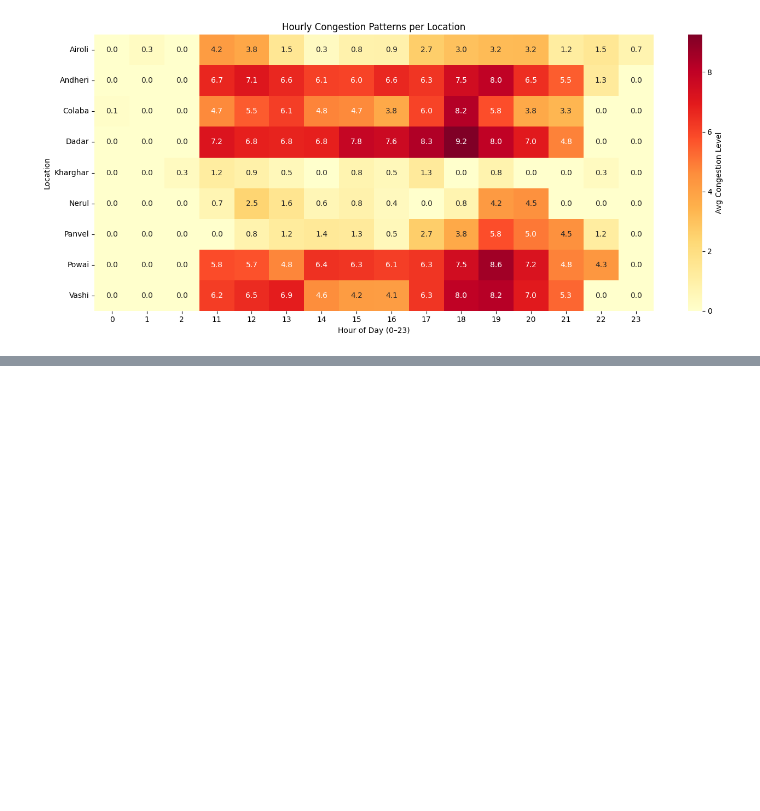
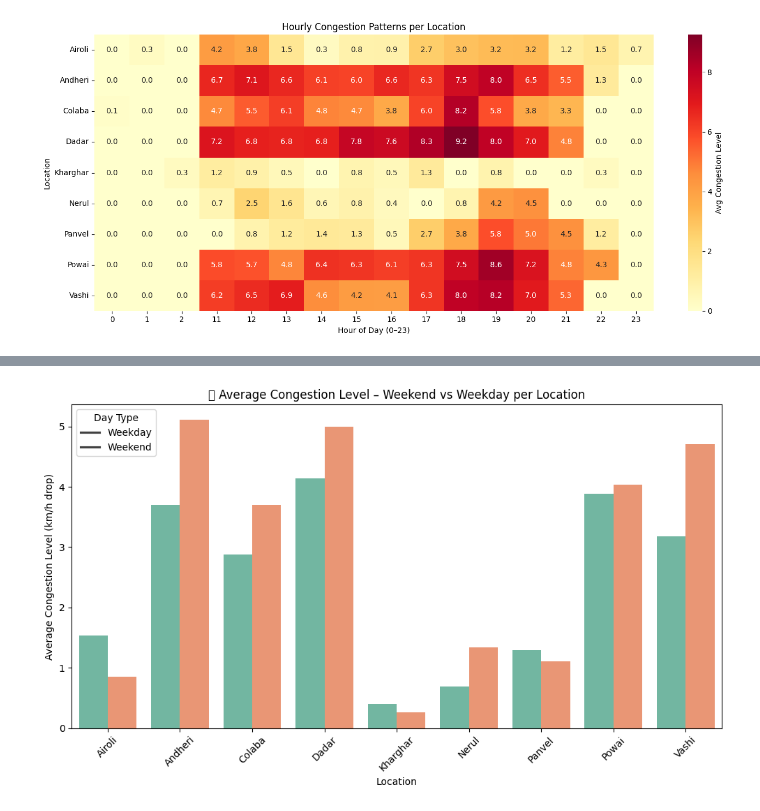
Before and after one commit to srgmnagar/traffic-congestion-analyzer, a Jupyter notebook: notebooks/data_analysis.ipynb, the cells around one changed output, grey strips where cells are left out. Saved outputs shown, nothing was run; the diff lists cells and outputs as text; code cells hidden in the pictures; blank space fills up the shorter version.

```diff
--- a/notebooks/data_analysis.ipynb
+++ b/notebooks/data_analysis.ipynb
@@ -361,0 +388,16 @@ plt.show()
+# %%
+# Calculate mean congestion by location & weekend flag
+weekend_avg = df.groupby(['location_name','is_weekend'])['congestion_level'].mean().reset_index()
+
+plt.figure(figsize=(10,6))
+sns.barplot(data=weekend_avg, x='location_name', y='congestion_level', hue='is_weekend', palette='Set2')
+
+plt.title("📊 Average Congestion Level – Weekend vs Weekday per Location")
+plt.xlabel("Location")
+plt.ylabel("Average Congestion Level (km/h drop)")
+plt.legend(title="Day Type", labels=['Weekday','Weekend'])
+plt.xticks(rotation=45)
+plt.tight_layout()
+plt.show()
+# %% [output]
+[figure, added]
```
Also changed, not shown: parts of 7 cells of this notebook.
